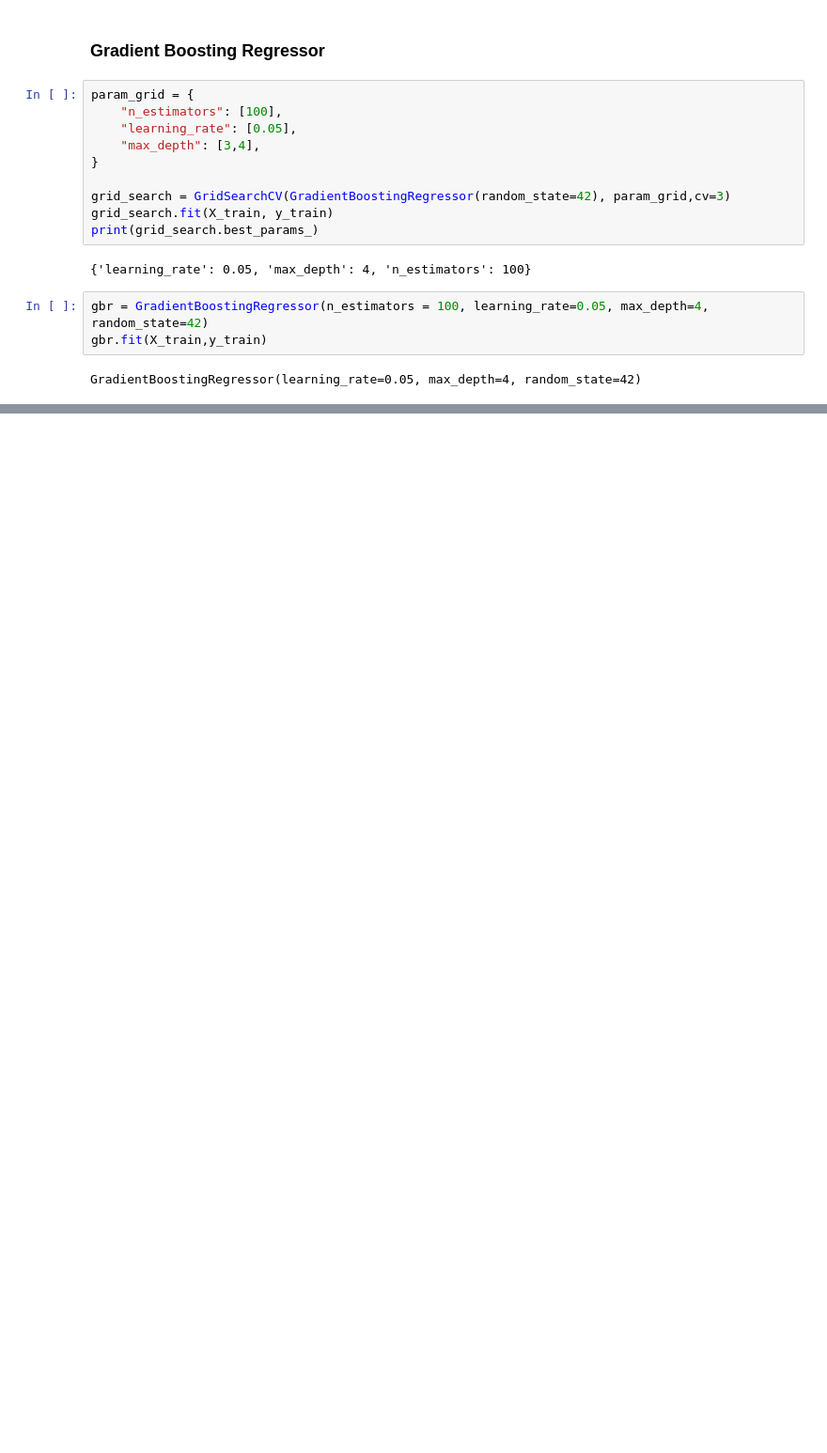
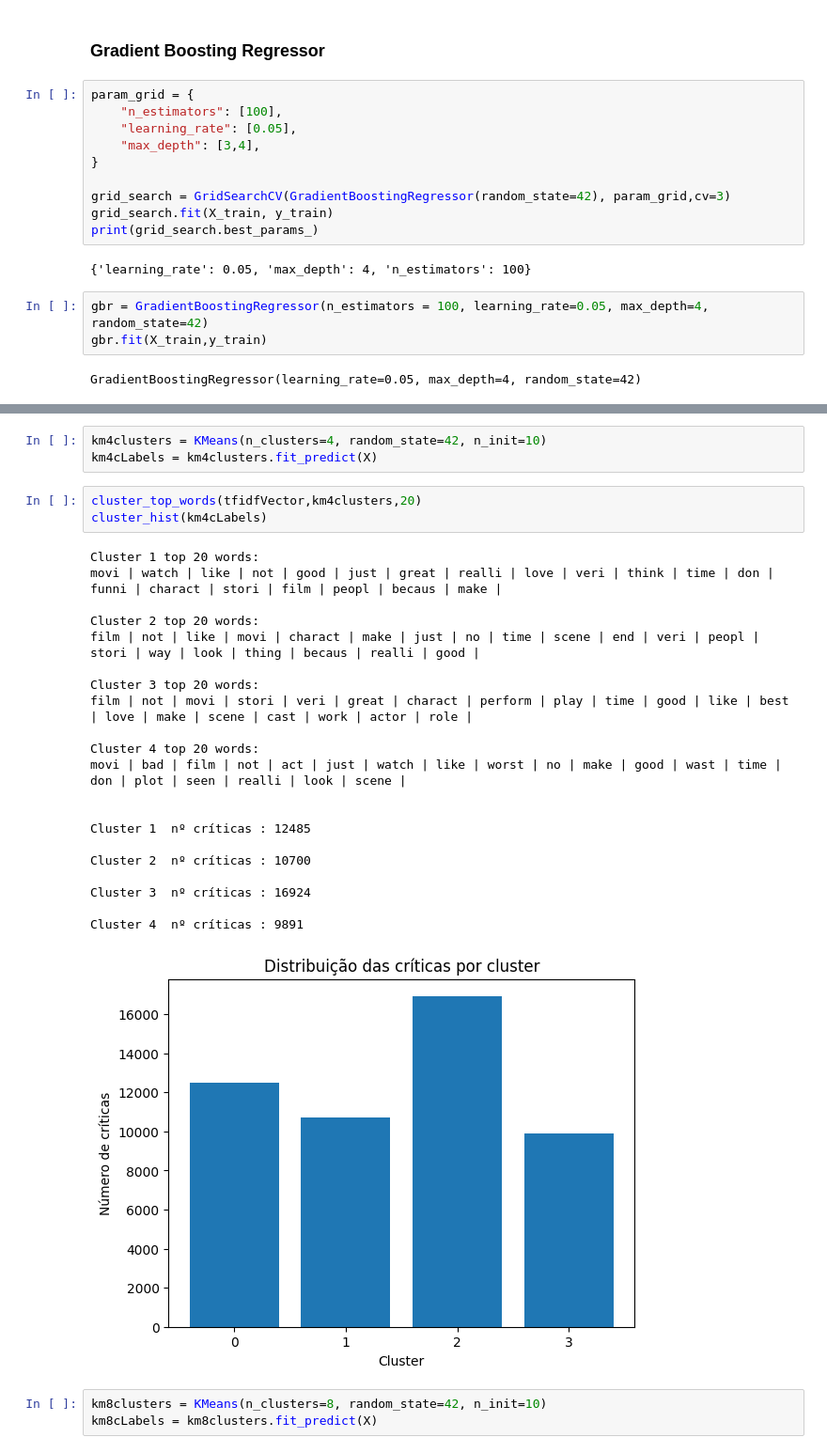
Before and after one commit to TeeVee304/A48630A51038A51811TP2, a Jupyter notebook: main.ipynb, the cells around one changed output, grey strips where cells are left out. Shown: that part at 94% size. Drawn from its saved outputs; the diff is of its cells as text; blank space fills up the shorter version.

```diff
--- a/main.ipynb
+++ b/main.ipynb
@@ -499,0 +547,31 @@ Matriz de confusão :
+# %%
+km4clusters = KMeans(n_clusters=4, random_state=42, n_init=10)
+km4cLabels = km4clusters.fit_predict(X)
+# %%
+cluster_top_words(tfidfVector,km4clusters,20)
+cluster_hist(km4cLabels)
+# %% [output]
+Cluster 1 top 20 words:
+movi | watch | like | not | good | just | great | realli | love | veri | think | time | don | funni | charact | stori | film | peopl | becaus | make |
+
+Cluster 2 top 20 words:
+film | not | like | movi | charact | make | just | no | time | scene | end | veri | peopl | stori | way | look | thing | becaus | realli | good |
+
+Cluster 3 top 20 words:
+film | not | movi | stori | veri | great | charact | perform | play | time | good | like | best | love | make | scene | cast | work | actor | role |
+
+Cluster 4 top 20 words:
+movi | bad | film | not | act | just | watch | like | worst | no | make | good | wast | time | don | plot | seen | realli | look | scene |
+
+
+Cluster 1  nº críticas : 12485
+
+Cluster 2  nº críticas : 10700
+
+Cluster 3  nº críticas : 16924
+
+Cluster 4  nº críticas : 9891
+[figure, added]
+# %%
+km8clusters = KMeans(n_clusters=8, random_state=42, n_init=10)
+km8cLabels = km8clusters.fit_predict(X)
```
Also changed, not shown: parts of 19 cells of this notebook.
